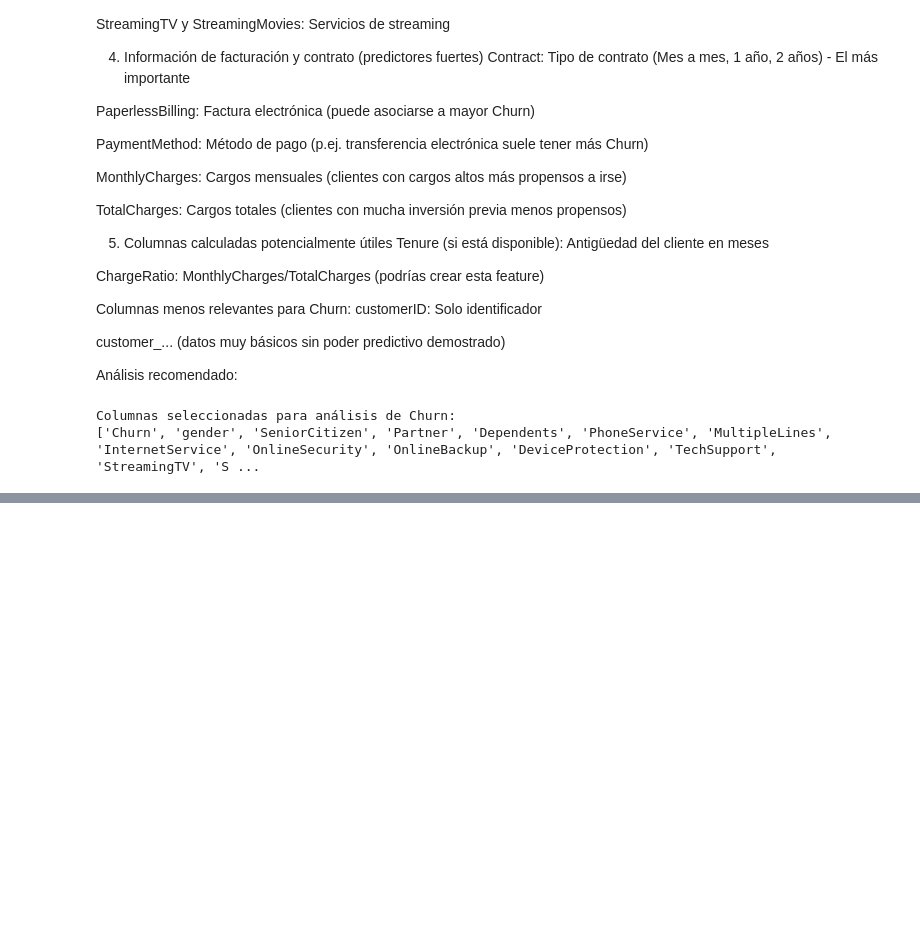
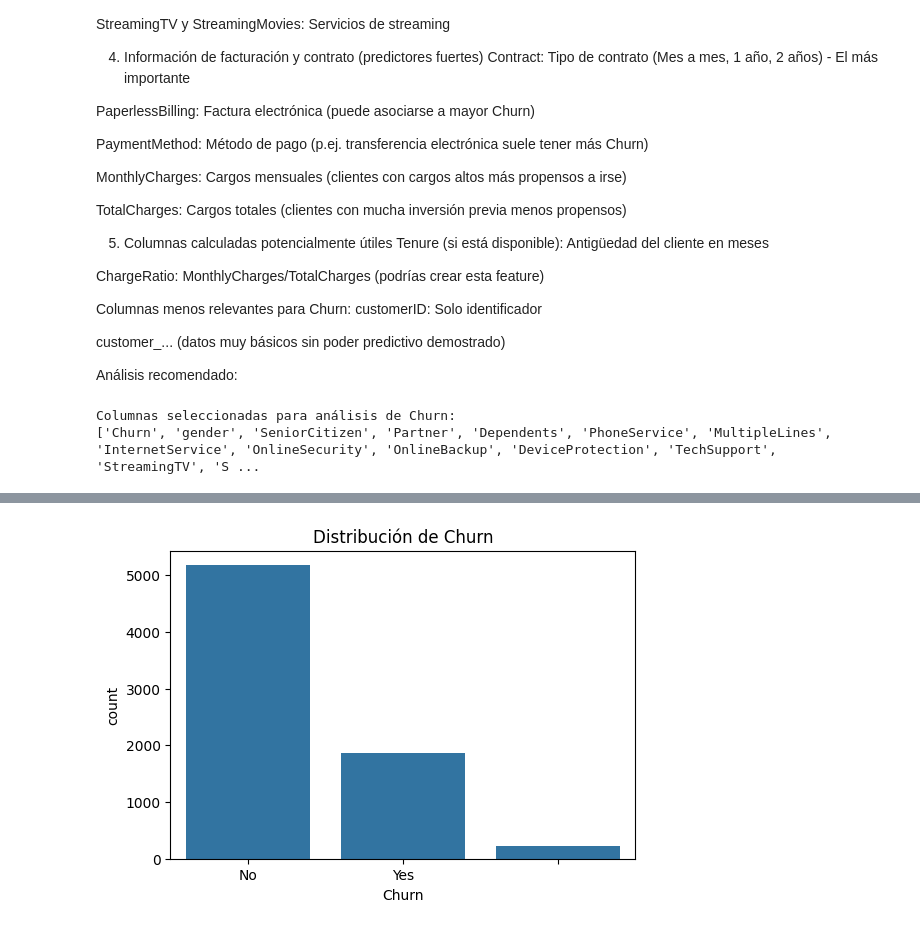
Before and after one commit to JuanApablaza/DESAFIO_TELECOMMX_LATAM_JA, a Jupyter notebook: TelecomX_LATAM.ipynb, the cells around one changed output, grey strips where cells are left out. Cells and saved outputs as stored; diff of their text form; code cells hidden in the pictures; blank space fills up the shorter version.

```diff
--- a/TelecomX_LATAM.ipynb
+++ b/TelecomX_LATAM.ipynb
@@ -140,0 +149,7 @@ dtype: int64
+# %%
+#pandas.unique()
+# Versión resumida para exploración rápida
+for col in df_normalized.columns: # Iterate over the columns of df_normalized
+    print(f"\nColumna: {col}")
+    print(f"Tipo: {df_normalized[col].dtype}")
+    print(f"Valores únicos: {pd.unique(df_normalized[col])}")
@@ -260,0 +364,8 @@ Columnas seleccionadas para análisis de Churn:
+# %%
+#Promt : deseo en el df_normalized reemplazar el valor "No phone service" a "No" en la columna MultipleLines
+df_normalized['MultipleLines'] = df_normalized['MultipleLines'].apply(
+    lambda x: "No" if x == "No phone service" else x
+)
+
+# Verificar
+print(df_normalized['MultipleLines'].unique())
@@ -260,0 +513,21 @@ Columnas seleccionadas para análisis de Churn:
+# %%
+#5. Visualización de Datos (Opcional)
+#python
+import matplotlib.pyplot as plt
+import seaborn as sns
+
+# Ejemplo: Distribución de Churn
+if 'Churn' in df_normalized.columns:
+    plt.figure(figsize=(6, 4))
+    sns.countplot(data=df_normalized, x='Churn')
+    plt.title("Distribución de Churn")
+    plt.show()
+
+# Ejemplo: Boxplot de MonthlyCharges por Churn
+if 'MonthlyCharges' in df_normalized.columns and 'Churn' in df_normalized.columns:
+    plt.figure(figsize=(8, 5))
+    sns.boxplot(data=df_normalized, x='Churn', y='MonthlyCharges')
+    plt.title("Cargos mensuales vs Churn")
+    plt.show()
+# %% [output]
+[figure, added]
```
Also changed, not shown: parts of 38 cells of this notebook.
